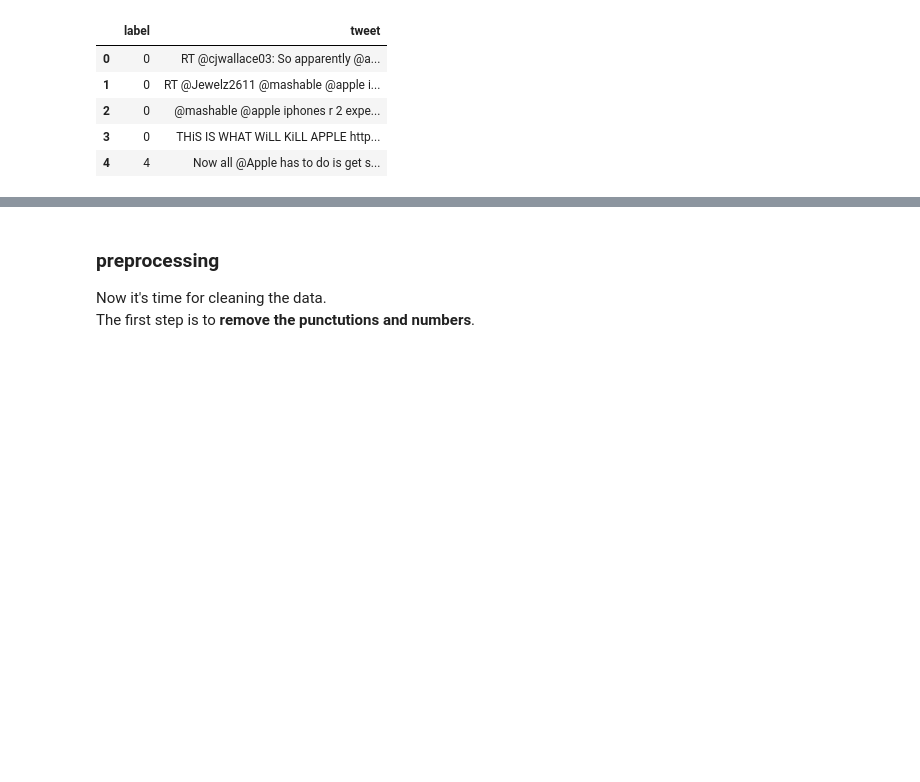
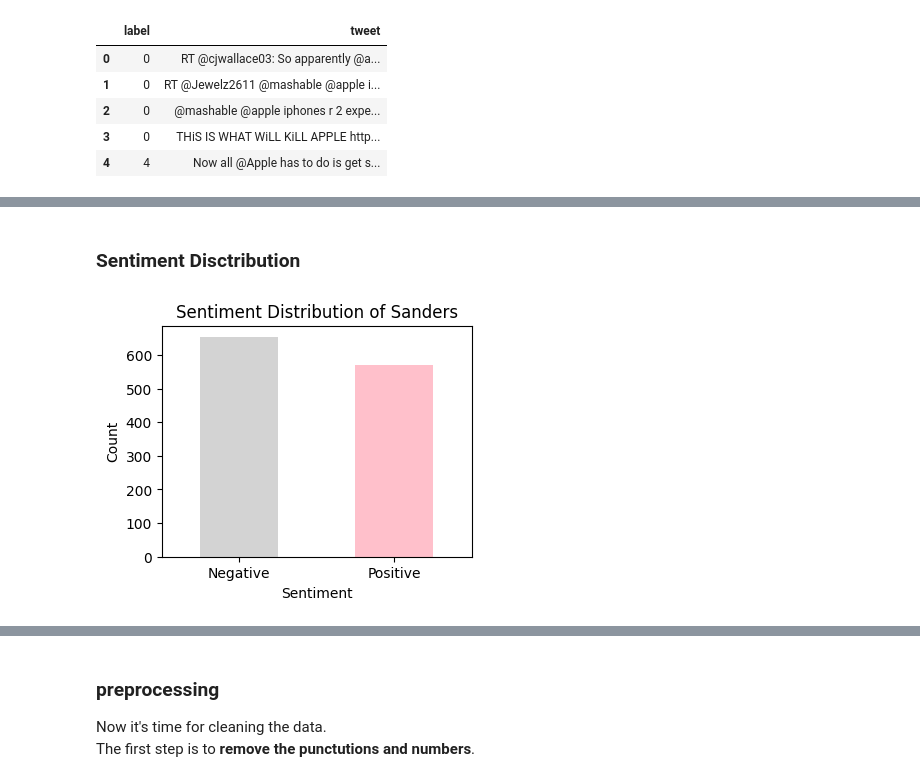
Before and after one commit to nargesbh/sentiment-analysis, a Jupyter notebook: Sentiment.ipynb, the cells around one changed output, grey strips where cells are left out. Cells and saved outputs as stored; diff of their text form; code cells hidden in the pictures; blank space fills up the shorter version.

```diff
--- a/Sentiment.ipynb
+++ b/Sentiment.ipynb
@@ -25,7 +26,7 @@ Here I read the dataset, But each tweet is not in one cell and it can be disturb
 # %%
-df = pd.read_csv("SandersPosNeg.csv", header=None, sep="\t")
-df.rename(columns={0: "label", 1: "tweet"}, inplace=True)
-df.head()
+Sanders = pd.read_csv("SandersPosNeg.csv", header=None, sep="\t")
+Sanders.rename(columns={0: "label", 1: "tweet"}, inplace=True)
+Sanders.head()
 # %% [output]
 |  | label | tweet |
 | 0 | 0 | RT @cjwallace03: So apparently @a... |
@@ -35,0 +64,15 @@ df.head()
+# %% [markdown]
+### Sentiment Disctribution
+# %%
+# Cell 10: Visualization - Sentiment Distribution
+sentiment_distribution = Sanders['label'].value_counts()
+sentiment_distribution.index = ['Negative', 'Positive']  # Replace 0 with 'Negative' and 4 with 'Positive'
+plt.figure(figsize=(4, 3))
+sentiment_distribution.plot(kind='bar', color=['#D3D3D3', '#FFC0CB'])
+plt.title('Sentiment Distribution of Sanders')
+plt.xlabel('Sentiment')
+plt.ylabel('Count')
+plt.xticks(rotation=0)
+plt.show()
+# %% [output]
+[figure, new version]
```
Also changed, not shown: parts of 82 cells of this notebook.
